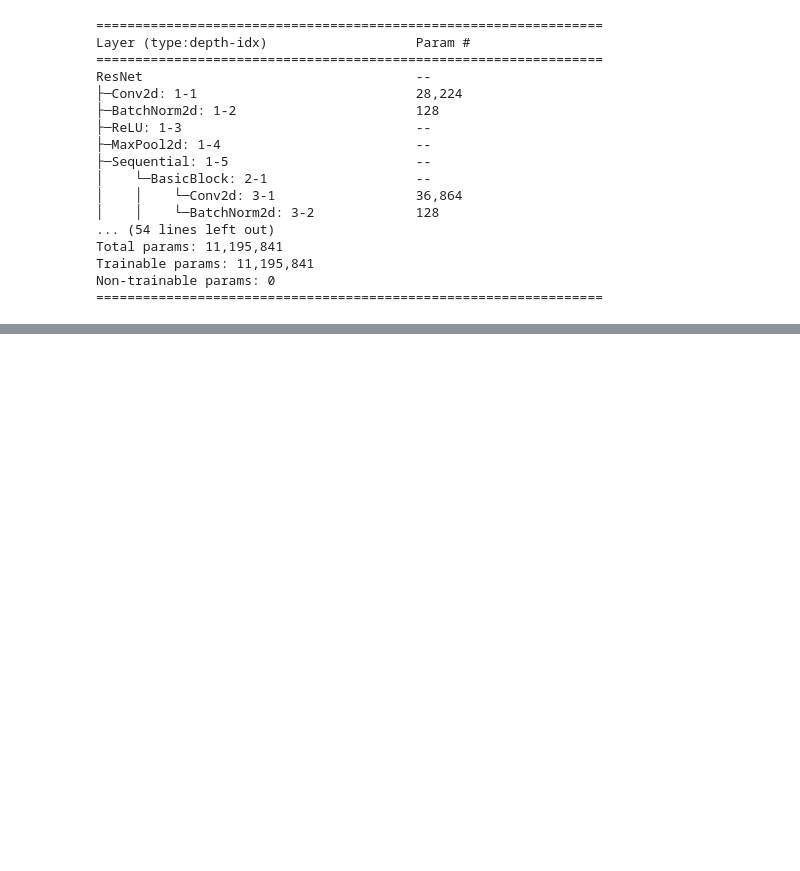
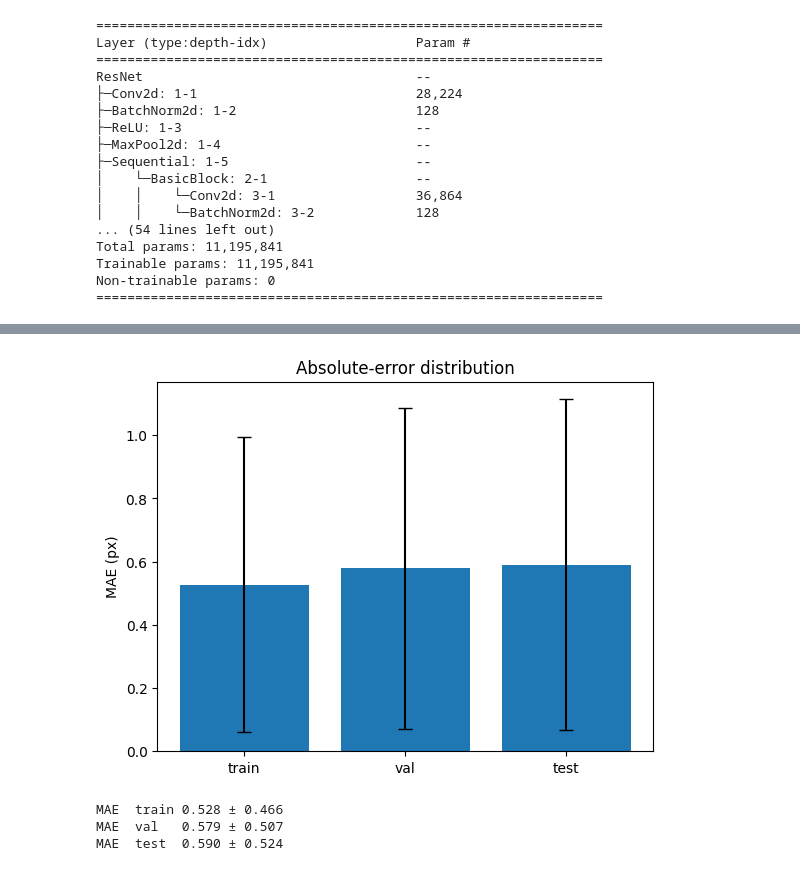
Before and after one commit to SevanBrodjian/FlowCount, a Jupyter notebook: drifting_dots_v3.ipynb, the cells around one changed output, grey strips where cells are left out. Cells and saved outputs as stored; diff of their text form; code cells hidden in the pictures; blank space fills up the shorter version.

```diff
--- a/drifting_dots_v3.ipynb
+++ b/drifting_dots_v3.ipynb
@@ -223,0 +264,34 @@ ImportError: IProgress not found. Please update jupyter and ipywidgets. See http
+# %%
+def evaluate_split(loader):
+    net.eval()
+    errs = []
+    with torch.no_grad():
+        for x, y in loader:
+            pred = net(x.to(DEVICE)).cpu().squeeze(1)
+            errs.append(torch.abs(pred - y).numpy())
+    errs = np.concatenate(errs)
+    return errs.mean(), errs.std()
+
+mae_train, std_train = evaluate_split(train_ld)
+mae_val,   std_val   = evaluate_split(val_ld)
+mae_test,  std_test  = evaluate_split(test_ld)
+# %%
+labels = ["train", "val", "test"]
+means  = [mae_train, mae_val, mae_test]
+stds   = [std_train, std_val, std_test]
+
+plt.figure()
+plt.bar(labels, means, yerr=stds, capsize=5)
+plt.ylabel("MAE (px)")
+plt.title("Absolute-error distribution")
+plt.savefig(EXP_DIR / "error_bars.png", dpi=150)
+plt.show()
+
+print(f"MAE  train {mae_train:.3f} ± {std_train:.3f}")
+print(f"MAE  val   {mae_val:.3f} ± {std_val:.3f}")
+print(f"MAE  test  {mae_test:.3f} ± {std_test:.3f}")
+# %% [output]
+[figure, added]
+MAE  train 0.528 ± 0.466
+MAE  val   0.579 ± 0.507
+MAE  test  0.590 ± 0.524
```
Also changed, not shown: parts of 10 cells of this notebook.
